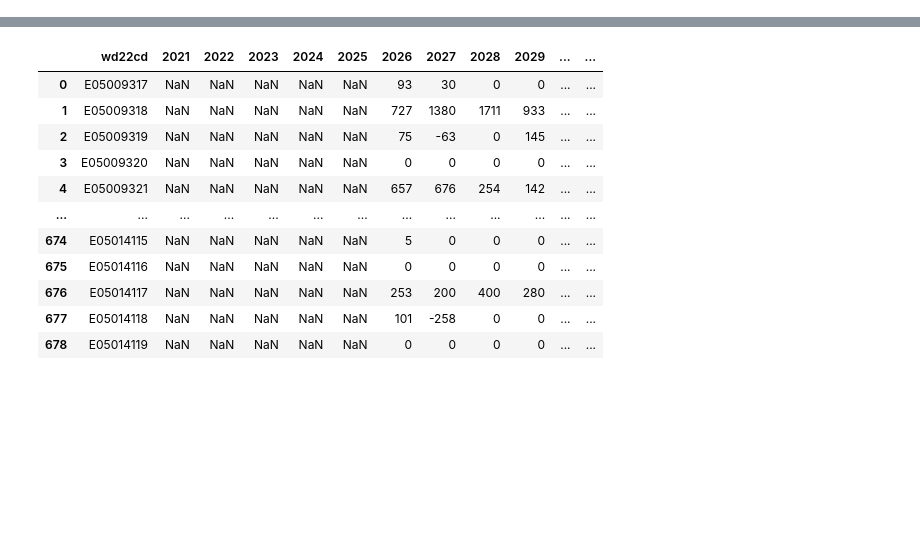
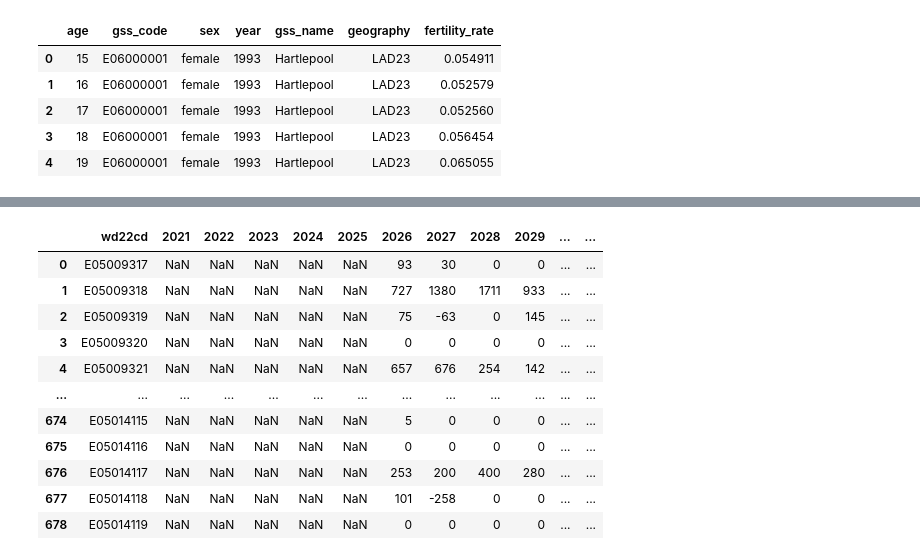
Before and after one commit to SebastianHeslinRees/housing_area_creation_tool_aws_deployment, a Jupyter notebook: app_deployment_blueprint_and_instructions.ipynb, the cells around one changed output, grey strips where cells are left out. Drawn from its saved outputs; the diff is of its cells as text; code cells hidden in the pictures; blank space fills up the shorter version.

```diff
--- a/app_deployment_blueprint_and_instructions.ipynb
+++ b/app_deployment_blueprint_and_instructions.ipynb
@@ -10,0 +39,9 @@ from shapely import wkt
+# %%
+asfr_df.head()
+# %% [output]
+|  | age | gss_code | sex | year | gss_name | geography | fertility_rate |
+| 0 | 15 | E06000001 | female | 1993 | Hartlepool | LAD23 | 0.054911 |
+| 1 | 16 | E06000001 | female | 1993 | Hartlepool | LAD23 | 0.052579 |
+| 2 | 17 | E06000001 | female | 1993 | Hartlepool | LAD23 | 0.052560 |
+| 3 | 18 | E06000001 | female | 1993 | Hartlepool | LAD23 | 0.056454 |
+| 4 | 19 | E06000001 | female | 1993 | Hartlepool | LAD23 | 0.065055 |
```
Also changed, not shown: parts of 17 cells of this notebook, 6 other files.
